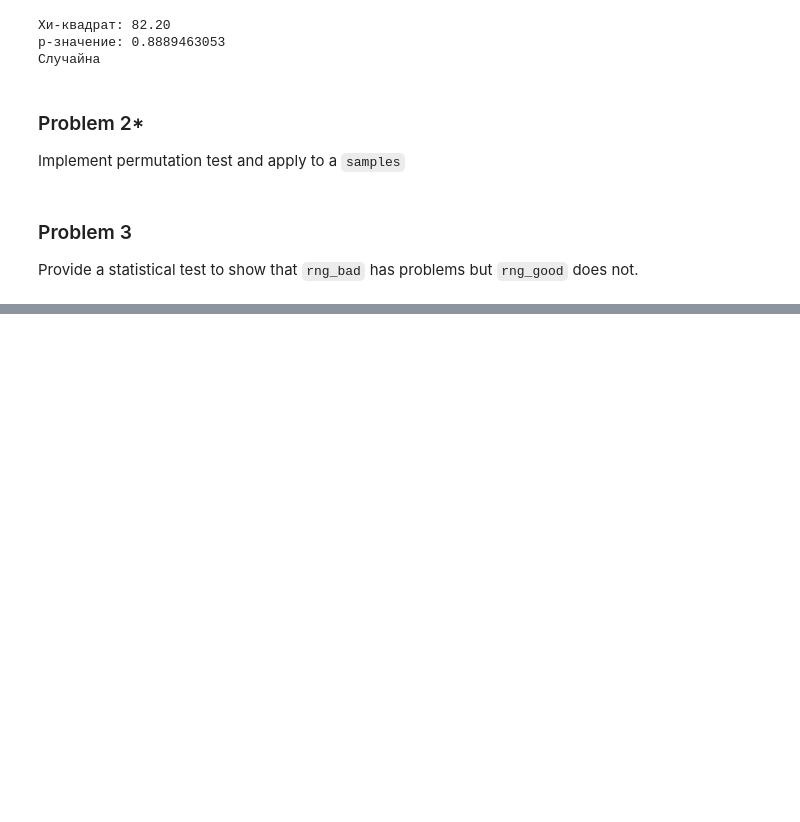
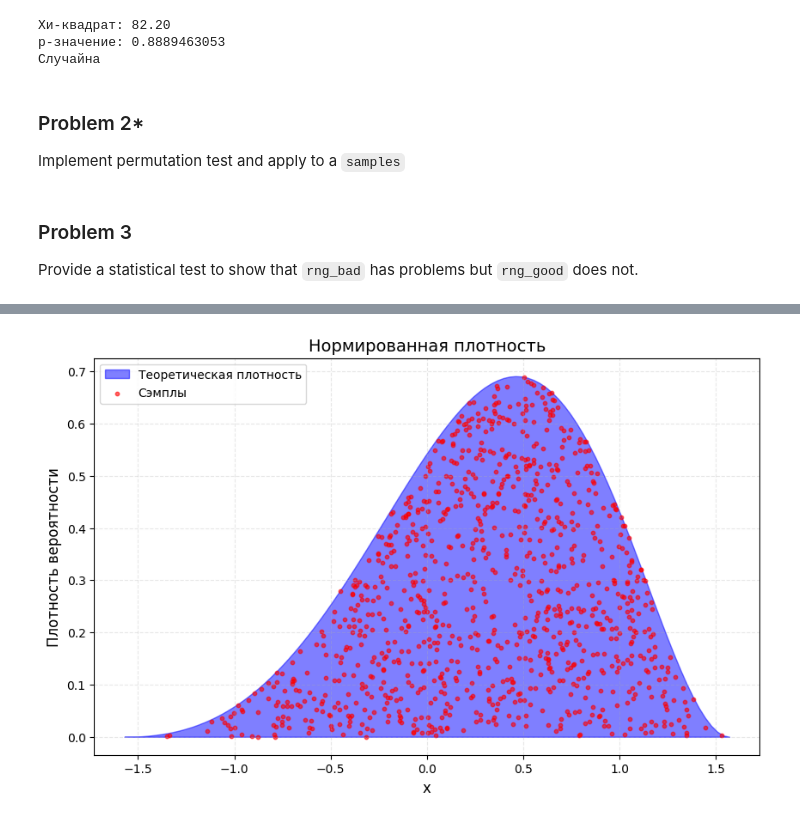
Before and after one commit to SinelnikovaJulia/Stat_practicum, a Jupyter notebook: 3_prog.ipynb, the cells around one changed output, grey strips where cells are left out. Drawn from its saved outputs; the diff is of its cells as text; code cells hidden in the pictures; blank space fills up the shorter version.

```diff
--- a/3_prog.ipynb
+++ b/3_prog.ipynb
@@ -51,0 +208,37 @@ Provide a statistical test to show that `rng_bad` has problems but `rng_good` do
+# %%
+import scipy.integrate as integrate
+
+def den(x, norm):
+    return np.exp(x) * np.cos(x) ** 2 / norm * ((x >= -np.pi/2) & (x <= np.pi/2))
+
+num_samples = 1000
+
+inter = integrate.quad(lambda x: np.exp(x) * np.cos(x) ** 2, -np.pi/2, np.pi/2)[0]
+
+x_max = np.arctan(1/2)
+max_value = np.exp(x_max) * np.cos(x_max) ** 2 / inter
+
+samples_x, samples_y = [], []
+
+while len(samples_x) < num_samples:
+    s = np.random.uniform(-np.pi/2, np.pi/2)
+    d = np.random.uniform(0, max_value)
+
+    if (d < den(s, inter)):
+        samples_x.append(s)
+        samples_y.append(d)
+
+x = np.linspace(-np.pi/2, np.pi/2, 100)
+density = np.exp(x) * np.cos(x) ** 2 / inter
+
+plt.figure(figsize=(10, 6))
+plt.fill_between(x, 0, density, color='blue', alpha=0.5, label='Теоретическая плотность')
+plt.scatter(samples_x, samples_y, color='red', s=10, alpha=0.6, label='Сэмплы')
+plt.ylabel('Плотность вероятности', fontsize=12)
+plt.xlabel('x', fontsize=12)
+plt.title(r'Нормированная плотность', fontsize=14)
+plt.legend()
+plt.grid(True, linestyle='--', alpha=0.3)
+plt.show()
+# %% [output]
+[figure, added]
```
Also changed, not shown: parts of 16 cells of this notebook.
